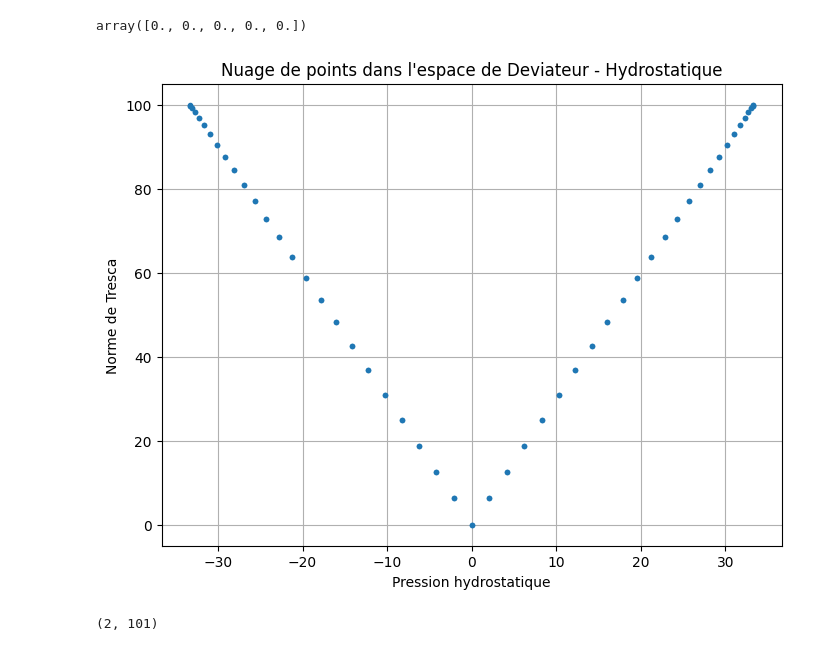
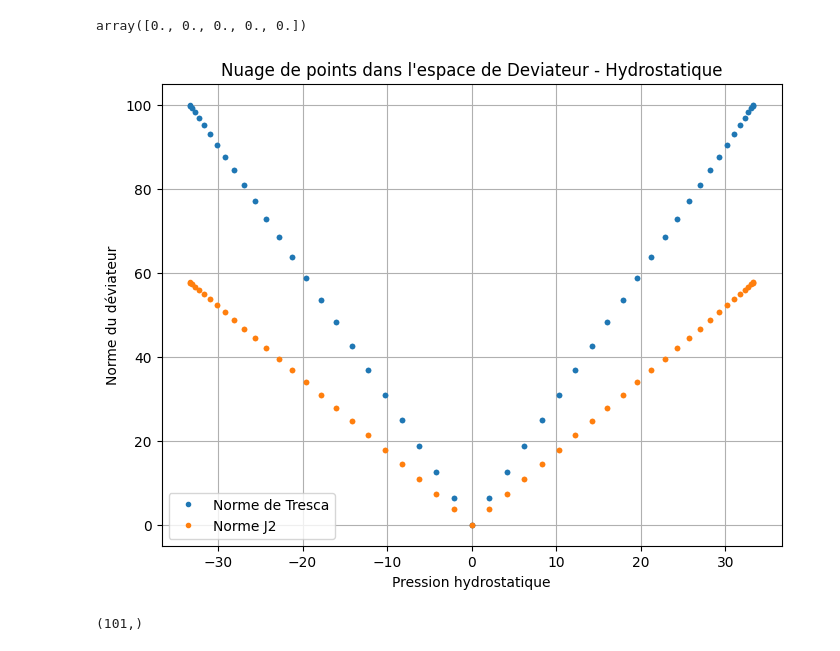
Before and after one commit to tiffank1802/DangVan, a Jupyter notebook: old/app.ipynb, the cells around one changed output. Saved outputs shown, nothing was run; the diff lists cells and outputs as text; code cells hidden in the pictures.

```diff
--- a/old/app.ipynb
+++ b/old/app.ipynb
@@ -43,9 +43,10 @@ dev.diametre(matTens)
           0.        ]))
 # %%
 Rec,centre=dev.recentre(matTens)
-points3=np.array([dev.normeTresca(Rec[i]) for i in range(Rec.shape[0])]).T
+pointsJ2=np.array([dev.normeJ2(Rec[i]) for i in range(Rec.shape[0])]).T
+pointsTresca=np.array([dev.normeTresca(Rec[i]) for i in range(Rec.shape[0])]).T
 # points3= np.vstack((points3, dv.hydro(Rec)))
-points3
+
 points4=np.array([dv.hydro(matTens[i]) for i in range(matTens.shape[0])]).T
 # %%
 centre
@@ -53,15 +54,17 @@ centre
 array([0., 0., 0., 0., 0.])
 # %%
 plt.figure(figsize=(8,6))
-plt.plot(points4, points3,'.')
-plt.ylabel("Norme de Tresca")
+plt.plot(points4, pointsTresca,'.',label="Norme de Tresca")
+plt.plot(points4, pointsJ2,'.',label="Norme J2")
+plt.legend()
+plt.ylabel("Norme du déviateur")
 plt.xlabel("Pression hydrostatique")
 plt.title("Nuage de points dans l'espace de Deviateur - Hydrostatique")
 plt.grid()
 plt.show()
 # %% [output]
-[figure, old version]
+[figure, new version]
 # %%
 points3.shape
 # %% [output]
-(2, 101)
+(101,)
```
Also changed, not shown: 1 other file.
